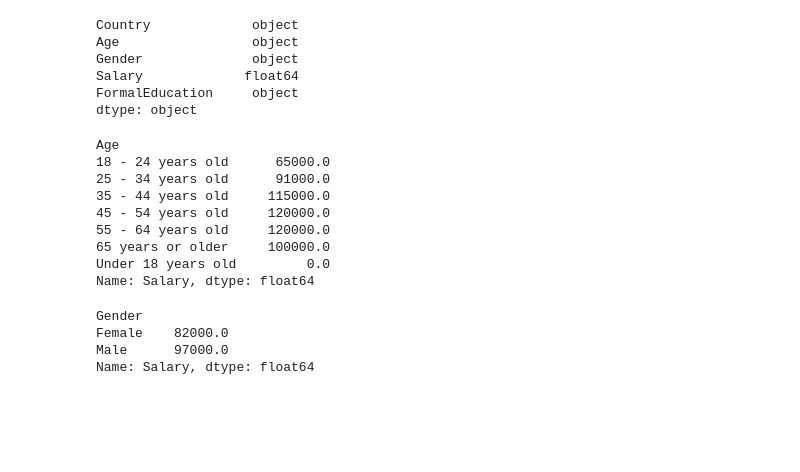
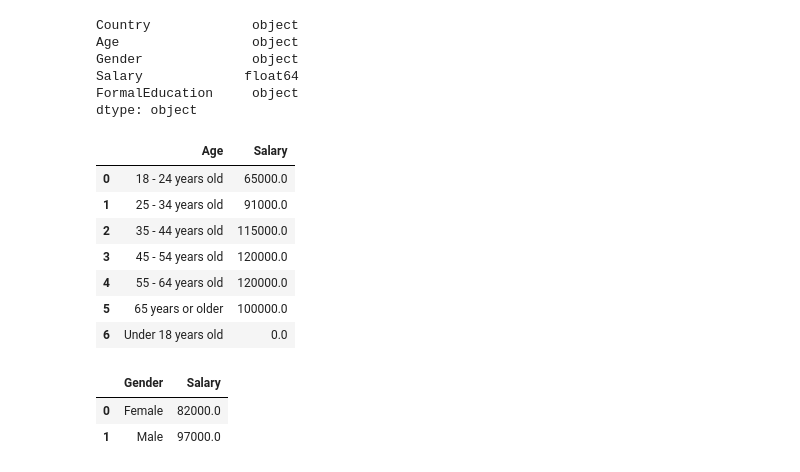
Before and after one commit to haobaids/FinalProject, a Jupyter notebook: static/python/salary.ipynb, the cells around one changed output. Drawn from its saved outputs; the diff is of its cells as text; code cells hidden in the pictures; blank space fills up the shorter version.

```diff
--- a/static/python/salary.ipynb
+++ b/static/python/salary.ipynb
@@ -108,18 +108,17 @@ dtype: object
 salary_df_filtered_new.to_csv("../../resources/cleaneddata/salarydata.csv")
 salary_df_filtered_new.to_json("../../static/dataset/salary_data.JSON")
 # %%
-salary_df_filtered_new_mean = salary_df_filtered_new.groupby(["Age"])['Salary'].median()
+salary_df_filtered_new_median = salary_df_filtered_new.groupby(["Age"])['Salary'].median().to_frame().reset_index()
 
-salary_df_filtered_new_mean.head(10)
+salary_df_filtered_new_median.head(10)
 # %% [output]
-Age
-18 - 24 years old      65000.0
-25 - 34 years old      91000.0
-35 - 44 years old     115000.0
-45 - 54 years old     120000.0
-55 - 64 years old     120000.0
-65 years or older     100000.0
-Under 18 years old         0.0
-Name: Salary, dtype: float64
+|  | Age | Salary |
+| 0 | 18 - 24 years old | 65000.0 |
+| 1 | 25 - 34 years old | 91000.0 |
+| 2 | 35 - 44 years old | 115000.0 |
+| 3 | 45 - 54 years old | 120000.0 |
+| 4 | 55 - 64 years old | 120000.0 |
+| 5 | 65 years or older | 100000.0 |
+| 6 | Under 18 years old | 0.0 |
 # %%
 #Save age and salary data
@@ -128,12 +127,11 @@ salary_df_filtered_new_mean.to_json("../../static/dataset/salary_age_data.JSON")
 # %%
-salary_df_filtered_new_gender = salary_df_filtered_new[(salary_df['Gender'] == 'Male')|(salary_df['Gender'] == 'Female')].groupby(["Gender"])['Salary'].median()
+salary_df_filtered_new_gender = salary_df_filtered_new[(salary_df['Gender'] == 'Male')|(salary_df['Gender'] == 'Female')].groupby(["Gender"])['Salary'].median().to_frame().reset_index()
 
 salary_df_filtered_new_gender.head(10)
 # %% [output]
-Gender
-Female    82000.0
-Male      97000.0
-Name: Salary, dtype: float64
+|  | Gender | Salary |
+| 0 | Female | 82000.0 |
+| 1 | Male | 97000.0 |
 # %%
 #Save gender and salary data
 salary_df_filtered_new_gender.to_csv("../../resources/cleaneddata/salary_gender_data.csv")
```
Also changed, not shown: parts of 1 cell of this notebook, 9 other files.
